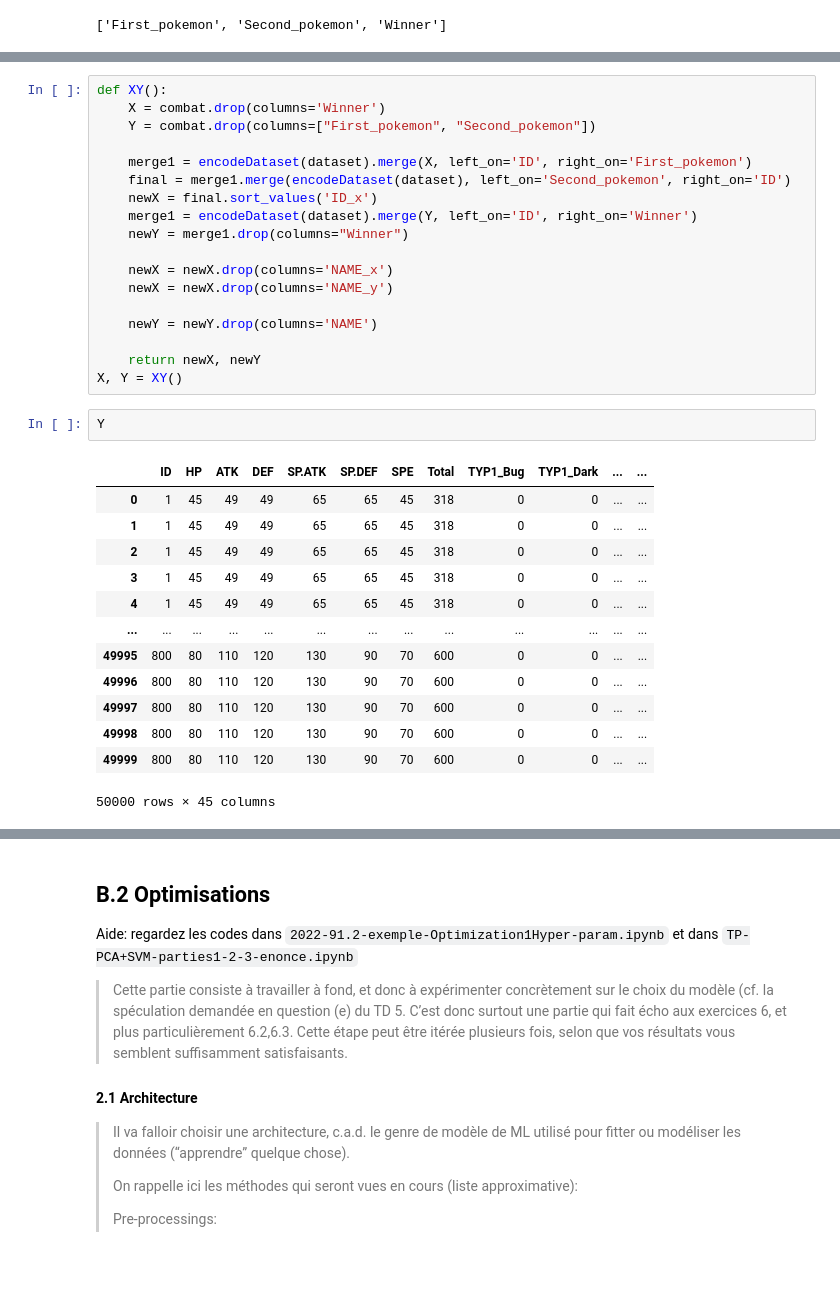
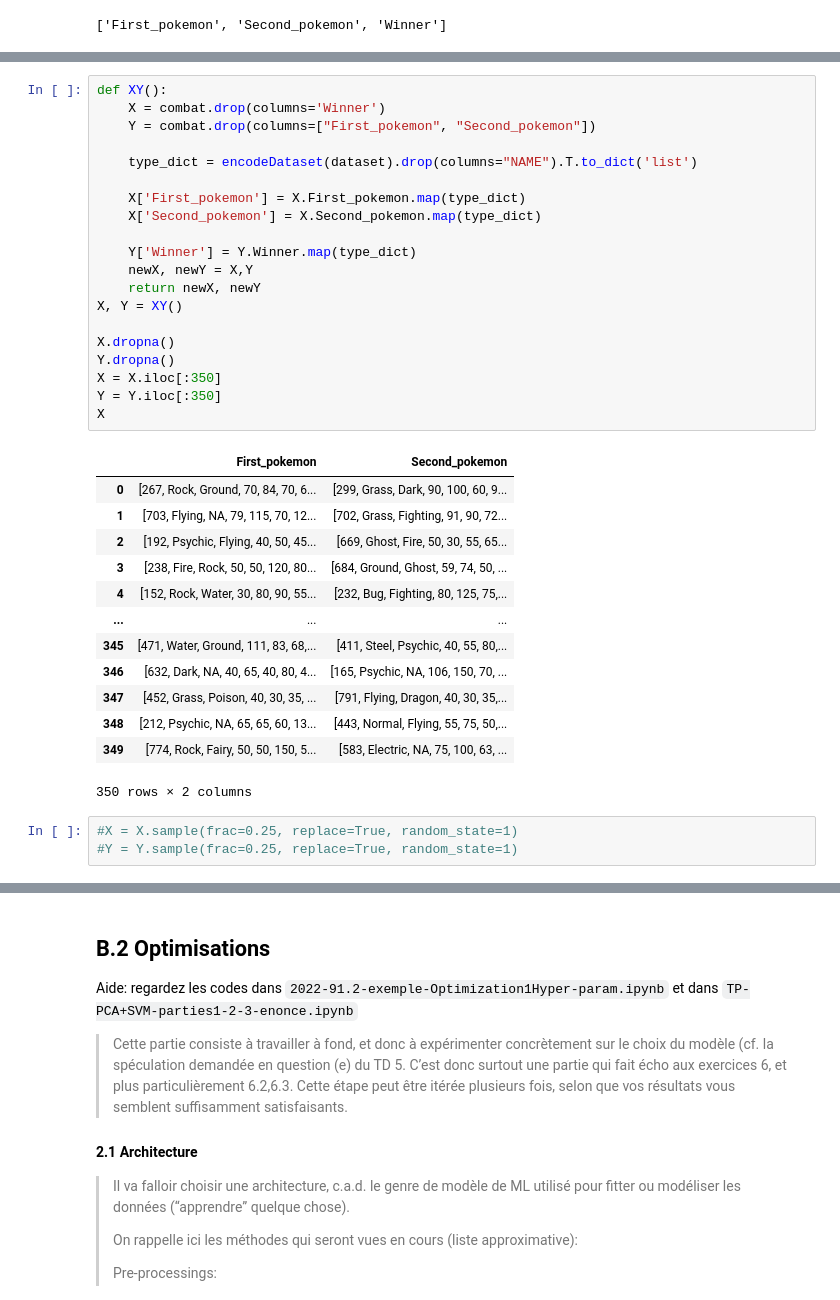
Before and after one commit to ThomasLEBRET/IAS-combatPokemon, a Jupyter notebook: BOUSSOUARFeriel_CORVESTAlex_LEBRETThoams_MANSOURIMarc/projetFinal.ipynb, the cells around one changed output, grey strips where cells are left out. Cells and saved outputs as stored; diff of their text form; blank space fills up the shorter version.

```diff
--- a/BOUSSOUARFeriel_CORVESTAlex_LEBRETThoams_MANSOURIMarc/projetFinal.ipynb
+++ b/BOUSSOUARFeriel_CORVESTAlex_LEBRETThoams_MANSOURIMarc/projetFinal.ipynb
@@ -439,35 +434,38 @@ names
 # %%
 def XY():
     X = combat.drop(columns='Winner')
     Y = combat.drop(columns=["First_pokemon", "Second_pokemon"])
 
-    merge1 = encodeDataset(dataset).merge(X, left_on='ID', right_on='First_pokemon')
-    final = merge1.merge(encodeDataset(dataset), left_on='Second_pokemon', right_on='ID')
-    newX = final.sort_values('ID_x')
-    merge1 = encodeDataset(dataset).merge(Y, left_on='ID', right_on='Winner')
-    newY = merge1.drop(columns="Winner")
+    type_dict = encodeDataset(dataset).drop(columns="NAME").T.to_dict('list')
 
-    newX = newX.drop(columns='NAME_x')
-    newX = newX.drop(columns='NAME_y')
+    X['First_pokemon'] = X.First_pokemon.map(type_dict)
+    X['Second_pokemon'] = X.Second_pokemon.map(type_dict)
 
-    newY = newY.drop(columns='NAME')
-
+    Y['Winner'] = Y.Winner.map(type_dict)
+    newX, newY = X,Y
     return newX, newY
 X, Y = XY()
+
+X.dropna()
+Y.dropna()
+X = X.iloc[:350]
+Y = Y.iloc[:350]
+X
+# %% [output]
+|  | First_pokemon | Second_pokemon |
+| 0 | [267, Rock, Ground, 70, 84, 70, 6... | [299, Grass, Dark, 90, 100, 60, 9... |
+| 1 | [703, Flying, NA, 79, 115, 70, 12... | [702, Grass, Fighting, 91, 90, 72... |
+| 2 | [192, Psychic, Flying, 40, 50, 45... | [669, Ghost, Fire, 50, 30, 55, 65... |
+| 3 | [238, Fire, Rock, 50, 50, 120, 80... | [684, Ground, Ghost, 59, 74, 50, ... |
+| 4 | [152, Rock, Water, 30, 80, 90, 55... | [232, Bug, Fighting, 80, 125, 75,... |
+| ... | ... | ... |
+| 345 | [471, Water, Ground, 111, 83, 68,... | [411, Steel, Psychic, 40, 55, 80,... |
+| 346 | [632, Dark, NA, 40, 65, 40, 80, 4... | [165, Psychic, NA, 106, 150, 70, ... |
+| 347 | [452, Grass, Poison, 40, 30, 35, ... | [791, Flying, Dragon, 40, 30, 35,... |
+| 348 | [212, Psychic, NA, 65, 65, 60, 13... | [443, Normal, Flying, 55, 75, 50,... |
+| 349 | [774, Rock, Fairy, 50, 50, 150, 5... | [583, Electric, NA, 75, 100, 63, ... |
+350 rows × 2 columns
 # %%
-Y
+#X = X.sample(frac=0.25, replace=True, random_state=1)
+#Y = Y.sample(frac=0.25, replace=True, random_state=1)
-# %% [output]
-|  | ID | HP | ATK | DEF | SP.ATK | SP.DEF | SPE | Total | TYP1_Bug | TYP1_Dark | ... | ... |
-| 0 | 1 | 45 | 49 | 49 | 65 | 65 | 45 | 318 | 0 | 0 | ... | ... |
-| 1 | 1 | 45 | 49 | 49 | 65 | 65 | 45 | 318 | 0 | 0 | ... | ... |
-| 2 | 1 | 45 | 49 | 49 | 65 | 65 | 45 | 318 | 0 | 0 | ... | ... |
-| 3 | 1 | 45 | 49 | 49 | 65 | 65 | 45 | 318 | 0 | 0 | ... | ... |
-| 4 | 1 | 45 | 49 | 49 | 65 | 65 | 45 | 318 | 0 | 0 | ... | ... |
-| ... | ... | ... | ... | ... | ... | ... | ... | ... | ... | ... | ... | ... |
-| 49995 | 800 | 80 | 110 | 120 | 130 | 90 | 70 | 600 | 0 | 0 | ... | ... |
-| 49996 | 800 | 80 | 110 | 120 | 130 | 90 | 70 | 600 | 0 | 0 | ... | ... |
-| 49997 | 800 | 80 | 110 | 120 | 130 | 90 | 70 | 600 | 0 | 0 | ... | ... |
-| 49998 | 800 | 80 | 110 | 120 | 130 | 90 | 70 | 600 | 0 | 0 | ... | ... |
-| 49999 | 800 | 80 | 110 | 120 | 130 | 90 | 70 | 600 | 0 | 0 | ... | ... |
-50000 rows × 45 columns
 # %%
```
Also changed, not shown: parts of 37 cells of this notebook.
